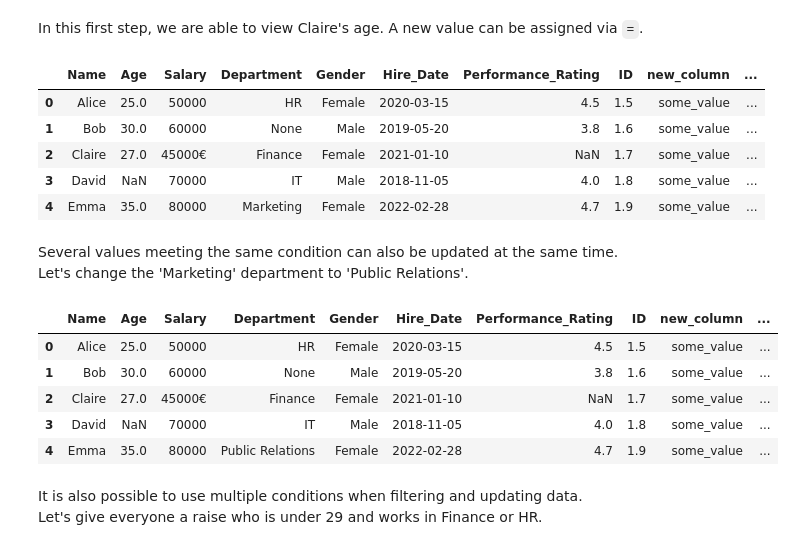
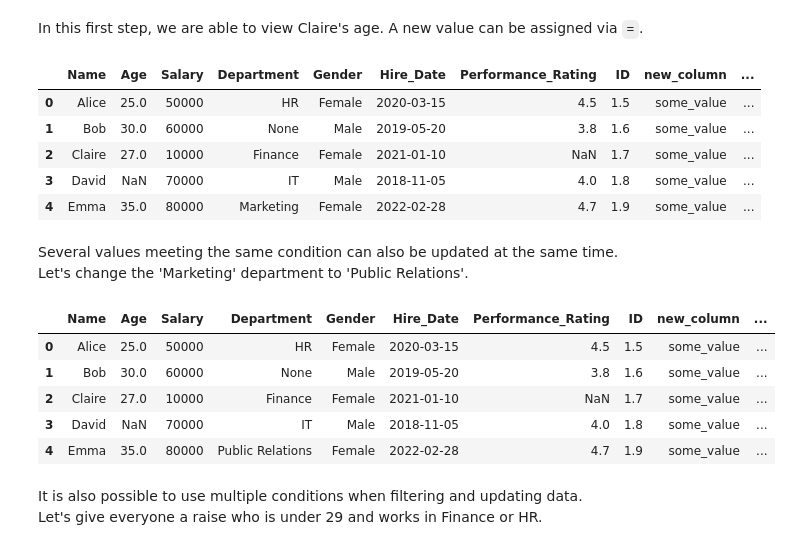
Before and after one commit to gastan81/pandas_notebooks, a Jupyter notebook: 05a_Cleaning_and_updating_data.ipynb, the cells around one changed output. Saved outputs shown, nothing was run; the diff lists cells and outputs as text; code cells hidden in the pictures.

```diff
--- a/05a_Cleaning_and_updating_data.ipynb
+++ b/05a_Cleaning_and_updating_data.ipynb
@@ -353,13 +354,13 @@ df.loc[name_mask,['Age']]
 # %% [markdown]
 In this first step, we are able to view Claire's age. A new value can be assigned via `=`.
 # %%
-df.loc[name_mask,['Age']] = 27
+df.loc[name_mask,['Age', 'Salary']] = [27, 10000]
 df
 # %% [output]
 |  | Name | Age | Salary | Department | Gender | Hire_Date | Performance_Rating | ID | new_column | ... |
 | 0 | Alice | 25.0 | 50000 | HR | Female | 2020-03-15 | 4.5 | 1.5 | some_value | ... |
 | 1 | Bob | 30.0 | 60000 | None | Male | 2019-05-20 | 3.8 | 1.6 | some_value | ... |
-| 2 | Claire | 27.0 | 45000€ | Finance | Female | 2021-01-10 | NaN | 1.7 | some_value | ... |
+| 2 | Claire | 27.0 | 10000 | Finance | Female | 2021-01-10 | NaN | 1.7 | some_value | ... |
 | 3 | David | NaN | 70000 | IT | Male | 2018-11-05 | 4.0 | 1.8 | some_value | ... |
 | 4 | Emma | 35.0 | 80000 | Marketing | Female | 2022-02-28 | 4.7 | 1.9 | some_value | ... |
 # %% [markdown]
@@ -373,7 +374,7 @@ df
 |  | Name | Age | Salary | Department | Gender | Hire_Date | Performance_Rating | ID | new_column | ... |
 | 0 | Alice | 25.0 | 50000 | HR | Female | 2020-03-15 | 4.5 | 1.5 | some_value | ... |
 | 1 | Bob | 30.0 | 60000 | None | Male | 2019-05-20 | 3.8 | 1.6 | some_value | ... |
-| 2 | Claire | 27.0 | 45000€ | Finance | Female | 2021-01-10 | NaN | 1.7 | some_value | ... |
+| 2 | Claire | 27.0 | 10000 | Finance | Female | 2021-01-10 | NaN | 1.7 | some_value | ... |
 | 3 | David | NaN | 70000 | IT | Male | 2018-11-05 | 4.0 | 1.8 | some_value | ... |
 | 4 | Emma | 35.0 | 80000 | Public Relations | Female | 2022-02-28 | 4.7 | 1.9 | some_value | ... |
 # %% [markdown]
```
Also changed, not shown: parts of 22 cells of this notebook.
